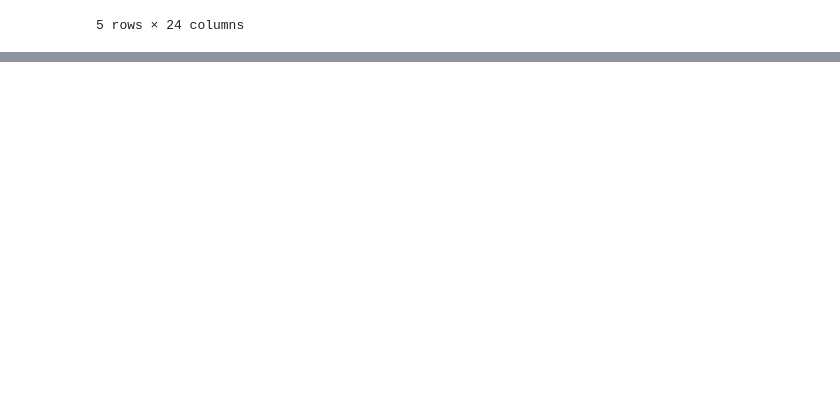
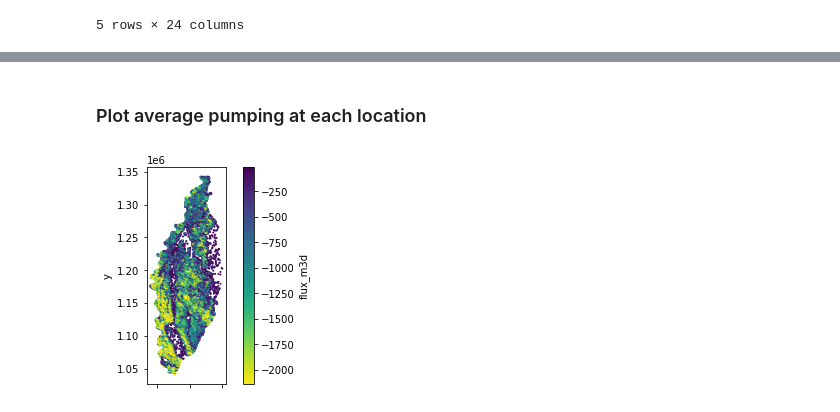
Before and after one commit to aleaf/usgs-map-gwmodels, a Jupyter notebook: docs/source/notebooks/Example.ipynb, the cells around one changed output, grey strips where cells are left out. Cells and saved outputs as stored; diff of their text form; code cells hidden in the pictures; blank space fills up the shorter version.

Commit message:
feat(iwum): est irrigation water use (iwum) preprocessing

```diff
--- a/docs/source/notebooks/Example.ipynb
+++ b/docs/source/notebooks/Example.ipynb
@@ -409,0 +417,21 @@ metadata.head()
+# %%
+from mapgwm.iwum import preprocess_iwum_pumping
+
+iwum_output = test_data_path / 'iwum/irr_wu_1km_1999_to_2017.nc'
+production_zone_top_raster = test_data_path / 'iwum/est_prod_zone_top.tif'
+production_zone_botm_raster = test_data_path / 'iwum/est_prod_zone_botm.tif'
+
+outfile = output_folder / 'iwum_m3.csv'
+# %%
+ag_wu = preprocess_iwum_pumping(iwum_output,
+                                start_date=None,
+                                end_date=None,
+                                active_area=delta_extent,
+                                estimated_production_zone_top=production_zone_top_raster,
+                                estimated_production_zone_botm=production_zone_botm_raster,
+                                flux_variable='value',
+                                nc_crs=5070,
+                                nc_length_units='meters',
+                                estimated_production_surface_units='meters',
+                                model_length_units='meters',
+                                outfile=outfile)
@@ -409,0 +457,9 @@ metadata.head()
+# %% [markdown]
+### Plot average pumping at each location
+# %%
+site_means = ag_wu.groupby('iwum_loc').mean()
+ax = site_means.plot(kind='scatter', x='x', y='y', c='flux_m3d', s=1,
+                     cmap='viridis_r', vmin=site_means.flux_m3d.quantile(0.1))
+ax.set_aspect(1)
+# %% [output]
+[figure, added]
```
Also changed, not shown: parts of 4 cells of this notebook, 12 other files.
